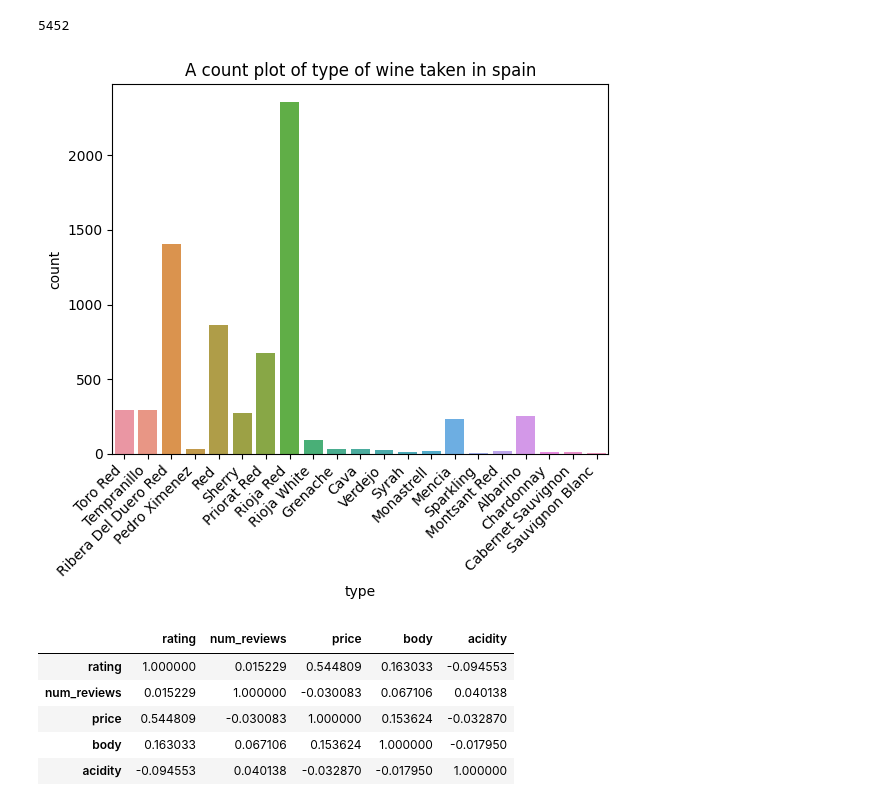
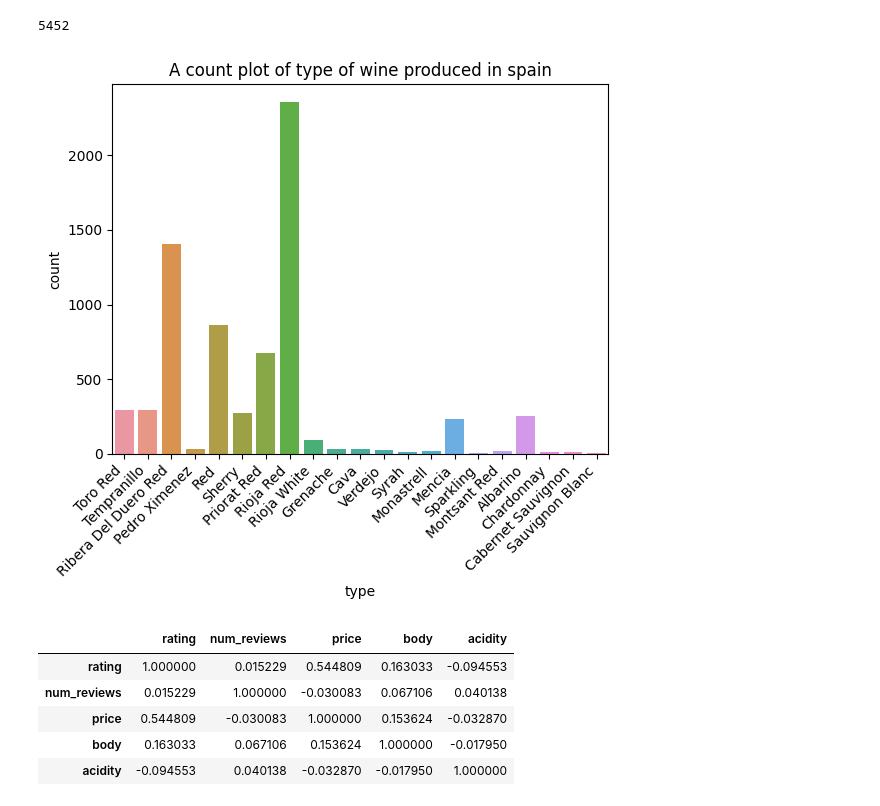
Before and after one commit to ainejerry/wine_repo, a Jupyter notebook: PROJECT_2_WINE.ipynb, the cells around one changed output. Cells and saved outputs as stored; diff of their text form; code cells hidden in the pictures.

```diff
--- a/PROJECT_2_WINE.ipynb
+++ b/PROJECT_2_WINE.ipynb
@@ -163,10 +163,10 @@ df.duplicated().sum()
 # %%
 ax = sns.countplot(data=df, x='type')
 ax.set_xticklabels(ax.get_xticklabels(),rotation=45, ha='right');
-ax.set_title('A count plot of type of wine taken in spain');
+ax.set_title('A count plot of type of wine produced in spain');
 #count plot showing rioja red wine as the most consumed in spain
 # %% [output]
-[figure, old version]
+[figure, new version]
 # %%
 #Heatmap to view the correlation between features.
 df_correlation=df.corr(numeric_only=True)
```
Also changed, not shown: parts of 5 cells of this notebook.
